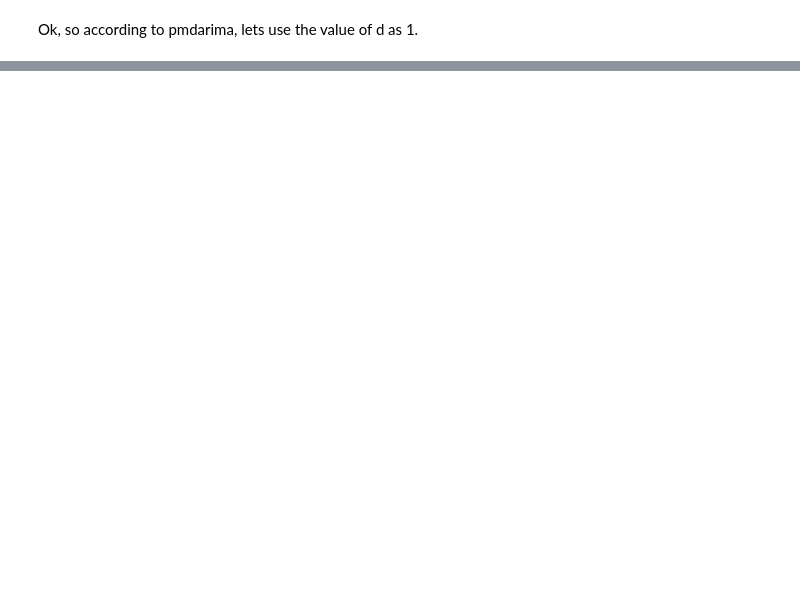
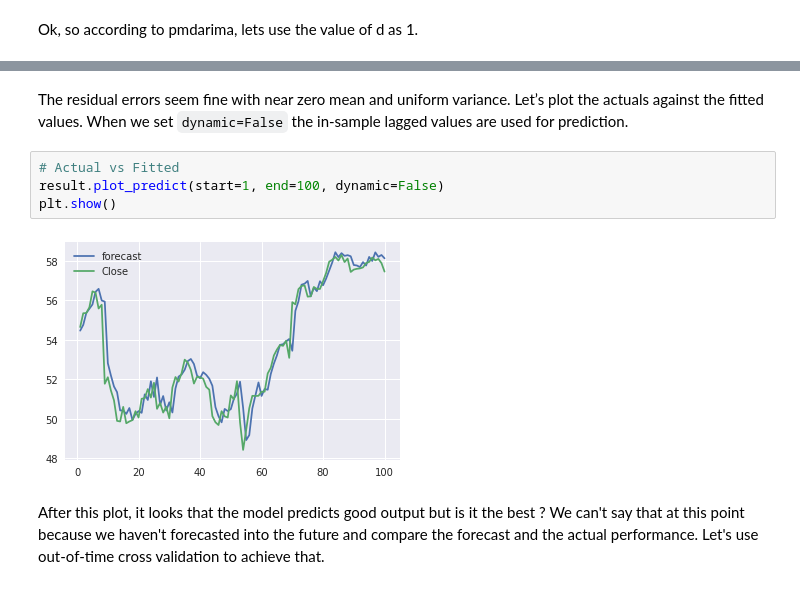
Before and after one commit to sudarshan-koirala/time-series-forecasting, a Jupyter notebook: arima.ipynb, the cells around one changed output, grey strips where cells are left out. Saved outputs shown, nothing was run; the diff lists cells and outputs as text; blank space fills up the shorter version.

```diff
--- a/arima.ipynb
+++ b/arima.ipynb
@@ -127,0 +209,10 @@ Ok, so according to pmdarima, lets use the value of d as 1.
+# %% [markdown]
+The residual errors seem fine with near zero mean and uniform variance. Let’s plot the actuals against the fitted values. When we set `dynamic=False` the in-sample lagged values are used for prediction.
+# %%
+# Actual vs Fitted
+result.plot_predict(start=1, end=100, dynamic=False)
+plt.show()
+# %% [output]
+[figure, added]
+# %% [markdown]
+After this plot, it looks that the model predicts good output but is it the best ? We can't say that at this point because we haven't forecasted into the future and compare the forecast and the actual performance. Let's use out-of-time cross validation to achieve that.
```
Also changed, not shown: parts of 24 cells of this notebook.
